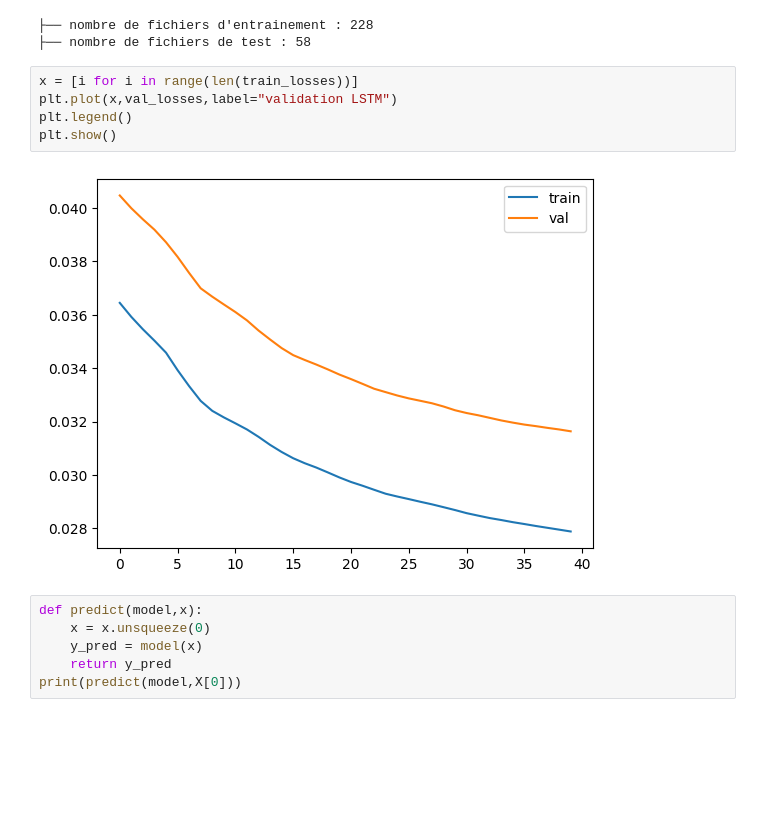
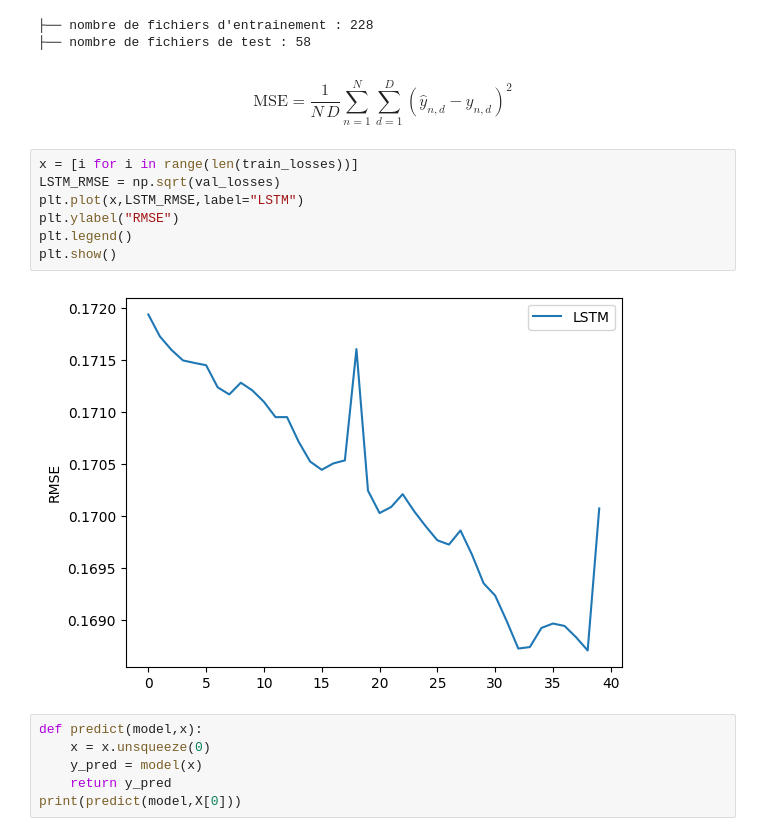
Before and after one commit to zaurdar/Sensorea_AI, a Jupyter notebook: Model_creation.ipynb, the cells around one changed output. Cells and saved outputs as stored; diff of their text form; blank space fills up the shorter version.

```diff
--- a/Model_creation.ipynb
+++ b/Model_creation.ipynb
@@ -206,13 +206,23 @@ model,train_losses,val_losses = compiler_LSTM.fit(X,y)
 # %% [output]
 ├── nombre de fichiers d'entrainement : 228
 ├── nombre de fichiers de test : 58
+# %% [markdown]
+$$
+\mathrm{MSE}
+= \frac{1}{N\,D}
+\sum_{n=1}^{N}
+\sum_{d=1}^{D}
+\left(\hat{y}_{n,d} - y_{n,d}\right)^2
+$$
 # %%
 x = [i for i in range(len(train_losses))]
-plt.plot(x,val_losses,label="validation LSTM")
+LSTM_RMSE = np.sqrt(val_losses)
+plt.plot(x,LSTM_RMSE,label="LSTM")
+plt.ylabel("RMSE")
 plt.legend()
 plt.show()
 # %% [output]
-[figure, old version]
+[figure, new version]
 # %%
 def predict(model,x):
     x = x.unsqueeze(0)
```
